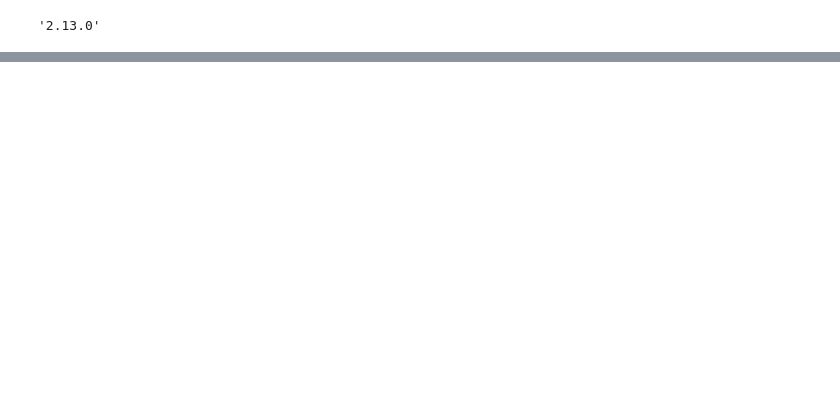
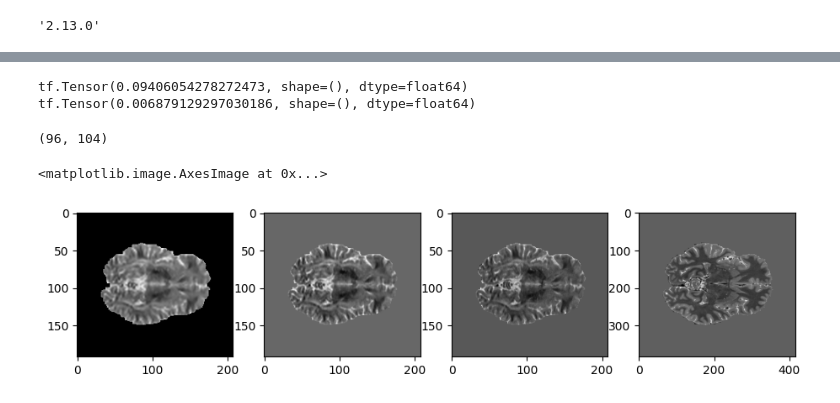
Before and after one commit to alpcicimen/IQT_HRes_Connectom, a Jupyter notebook: IQT_UNET.ipynb, the cells around one changed output, grey strips where cells are left out. Drawn from its saved outputs; the diff is of its cells as text; code cells hidden in the pictures; blank space fills up the shorter version.

```diff
--- a/IQT_UNET.ipynb
+++ b/IQT_UNET.ipynb
@@ -344,2 +11,0 @@ sel_indices = np.array(sel_indices)
-# %%
-train([sel_indices, subjects_lr, subjects_hr, subjects_masks], 300)
@@ -491,0 +734,2 @@ INFO:tensorflow:Assets written to: Model/unet_model/assets
+# %%
+data = [sel_indices, subjects_lr, subjects_hr, subjects_masks, subjects_t1]
@@ -491,0 +740,3 @@ INFO:tensorflow:Assets written to: Model/unet_model/assets
+# %%
+# lr_patches, t1_patches, hr_patches, has_outlier =
+train(data, 10, c_epoch=0)
@@ -491,0 +963,56 @@ INFO:tensorflow:Assets written to: Model/unet_model/assets
+# %%
+lr_interp = np.zeros(subjects_hr[6].shape)
+
+for ch in range(6):
+    lr_interp[...,ch] = zoom((np.copy(subjects_lr[6][...,ch]) * transform_lr[6][ch,1] + transform_lr[6][ch,0])[::ds,::ds,::ds], ds, order=3)
+
+lr_interp[subjects_masks[6] == 0] = 0
+# %%
+print(tf.reduce_mean(tf.square(subjects_hr[6] - lr_interp)))
+print(tf.reduce_mean(tf.square(subjects_hr[6] - result_image)))
+# %% [output]
+tf.Tensor(0.09406054278272473, shape=(), dtype=float64)
+tf.Tensor(0.006879129297030186, shape=(), dtype=float64)
+# %%
+zdim = 80
+channel = 3
+
+print(subjects_lr[6][::2,::2,zdim,channel].shape)
+
+x = 80
+y = 75
+
+# lr_out = cv2.resize(subjects_lr[6][::2,::2,zdim,channel]
+#             *transform_lr[6][channel,1] + transform_lr[6][channel,0], (104*2, 96*2))
+
+# lr_out = (zoom(subjects_lr[6][::2,::2,::2,channel], 2) *transform_lr[6][channel,1] + transform_lr[6][channel,0])[:,:,zdim]
+
+# lr_out = (subjects_lr[6][:,:,:,channel]*transform_lr[6][channel,1] + transform_lr[6][channel,0])[:,:,zdim]
+
+lr_out = zoom((np.copy(subjects_lr[6][...,channel]) * transform_lr[6][channel,1] + transform_lr[6][channel,0])[::ds,::ds,::ds], ds, order=3)
+
+hr_out = result_image[:,:,zdim,channel]*transform_lr[6][channel,1] + transform_lr[6][channel,0]
+
+hr_act = subjects_hr[6][:,:,zdim,channel]*transform_hr[6][channel,1] + transform_lr[6][channel,0]
+
+# lr_out = cv2.resize(subjects_lr[6][::2,::2,zdim,channel]
+#             *transform_lr[6][0] + transform_lr[6][1], (104*2, 96*2))
+
+# hr_out = result_image[:,:,zdim,channel]*transform_lr[6][0] + transform_lr[6][1]
+
+# hr_act = subjects_hr[6][:,:,zdim,channel]*transform_hr[6][0] + transform_hr[6][1]
+
+fig = plt.figure(figsize=(11,16))
+
+fig.add_subplot(1,4,1)
+plt.imshow(lr_interp[:,:,zdim, channel], cmap='gray')
+fig.add_subplot(1,4,2)
+plt.imshow(hr_out, cmap='gray')
+fig.add_subplot(1,4,3)
+plt.imshow(hr_act, cmap='gray')
+fig.add_subplot(1,4,4)
+plt.imshow(depth_to_space(subjects_t1[6])[:,:,zdim*2-2,0], cmap='gray')
+# %% [output]
+(96, 104)
+<matplotlib.image.AxesImage at 0x...>
+[figure, added]
```
Also changed, not shown: parts of 48 cells of this notebook, 13 other files.
